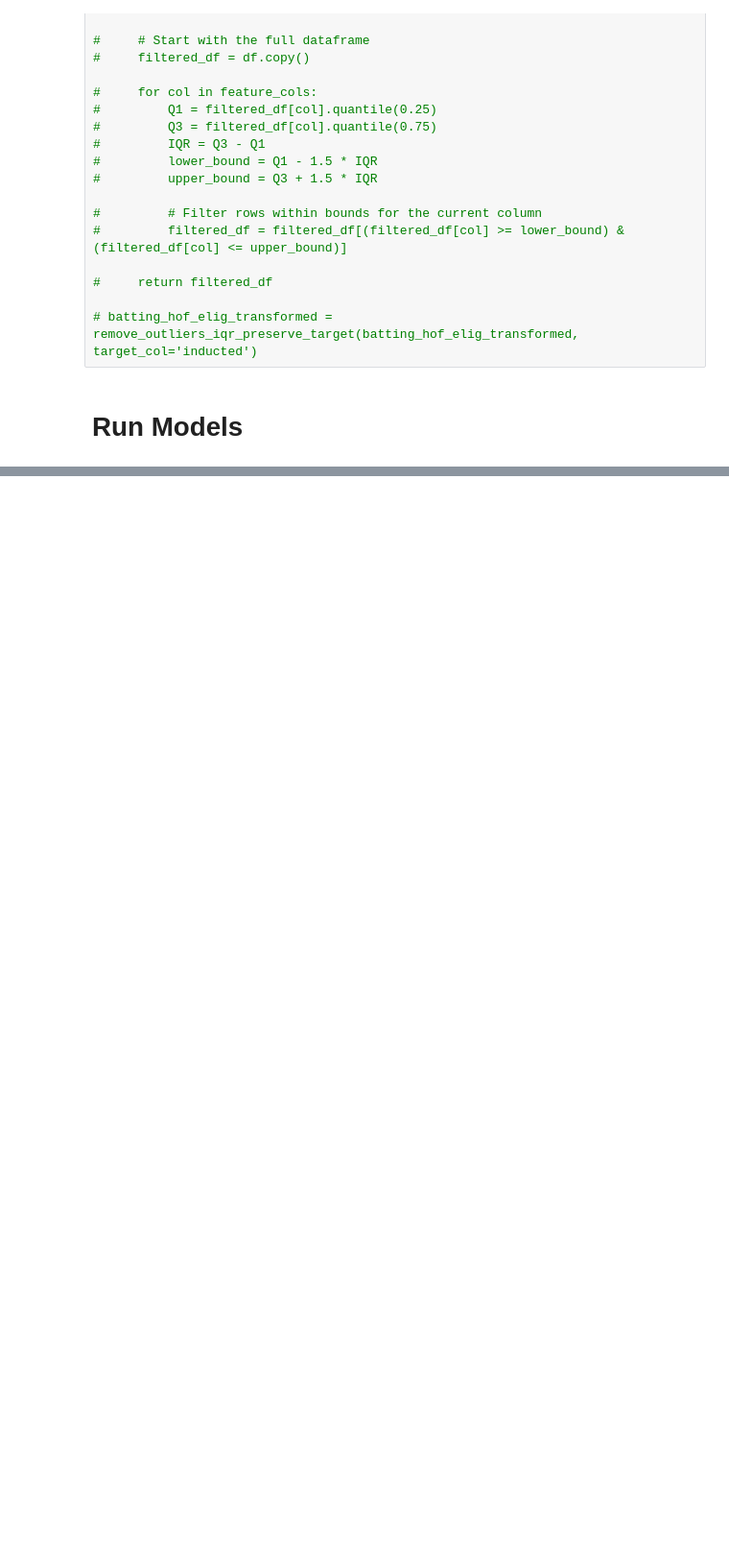
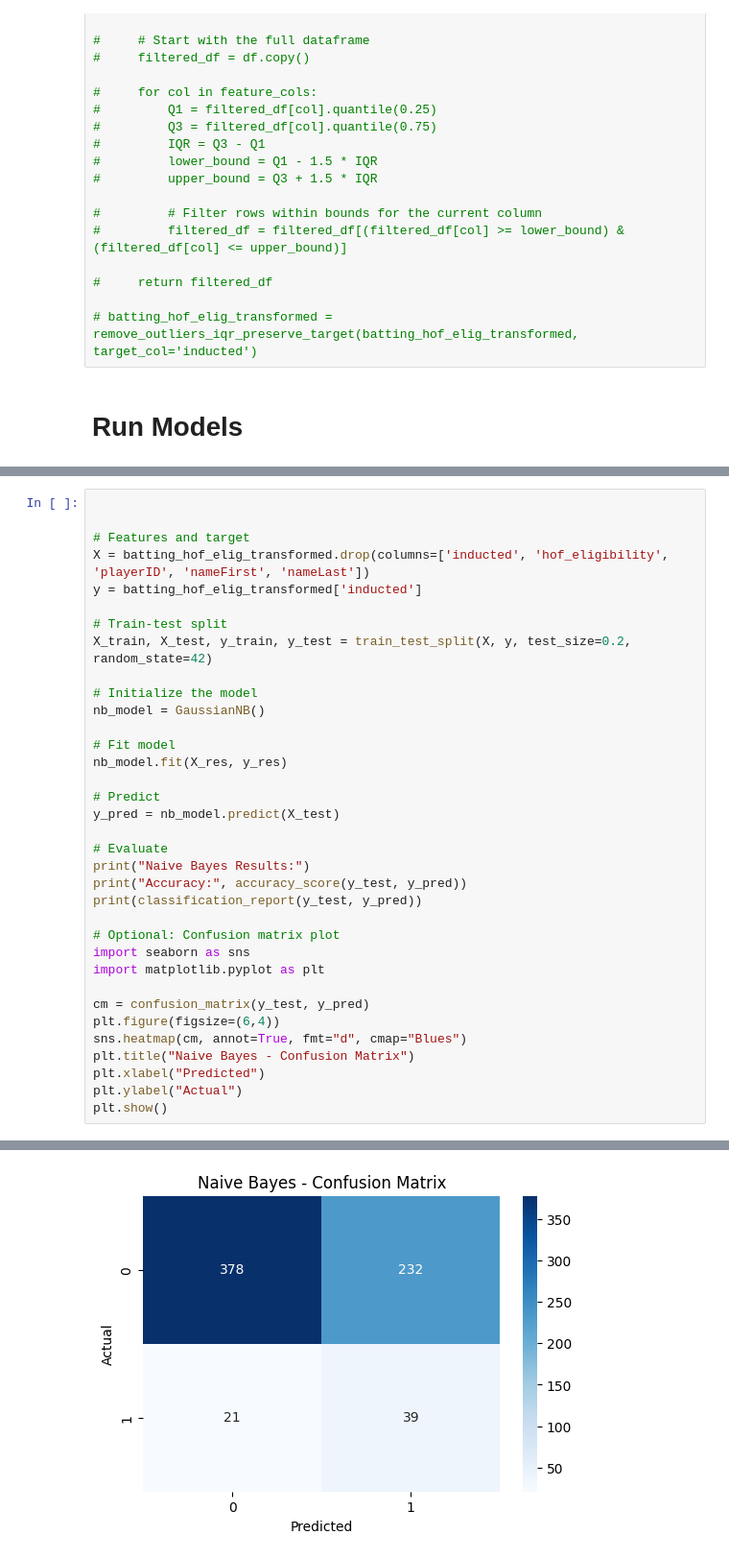
Before and after one commit to INFO-523-SU25/final-project-cortopassi-harville-pelley, a Jupyter notebook: notebooks/hall_of_fame.ipynb, the cells around one changed output, grey strips where cells are left out. Shown at 96% size. Cells and saved outputs as stored; diff of their text form; blank space fills up the shorter version.

Commit message:
Testing Naive Bayes

```diff
--- a/notebooks/hall_of_fame.ipynb
+++ b/notebooks/hall_of_fame.ipynb
@@ -798,3 +791,39 @@ Accuracy: 0.8701492537313433
     accuracy                           0.87       670
    macro avg       0.67      0.78      0.70       670
 weighted avg       0.91      0.87      0.89       670
+# %%
+
+
+# Features and target
+X = batting_hof_elig_transformed.drop(columns=['inducted', 'hof_eligibility', 'playerID', 'nameFirst', 'nameLast'])
+y = batting_hof_elig_transformed['inducted']
+
+# Train-test split
+X_train, X_test, y_train, y_test = train_test_split(X, y, test_size=0.2, random_state=42)
+
+# Initialize the model
+nb_model = GaussianNB()
+
+# Fit model
+nb_model.fit(X_res, y_res)
+
+# Predict
+y_pred = nb_model.predict(X_test)
+
+# Evaluate
+print("Naive Bayes Results:")
+print("Accuracy:", accuracy_score(y_test, y_pred))
+print(classification_report(y_test, y_pred))
+
+# Optional: Confusion matrix plot
+import seaborn as sns
+import matplotlib.pyplot as plt
+
+cm = confusion_matrix(y_test, y_pred)
+plt.figure(figsize=(6,4))
+sns.heatmap(cm, annot=True, fmt="d", cmap="Blues")
+plt.title("Naive Bayes - Confusion Matrix")
+plt.xlabel("Predicted")
+plt.ylabel("Actual")
+plt.show()
+# %% [output]
@@ -800,0 +840 @@ weighted avg       0.91      0.87      0.89       670
+[figure, added]
```
Also changed, not shown: parts of 3 cells of this notebook.
